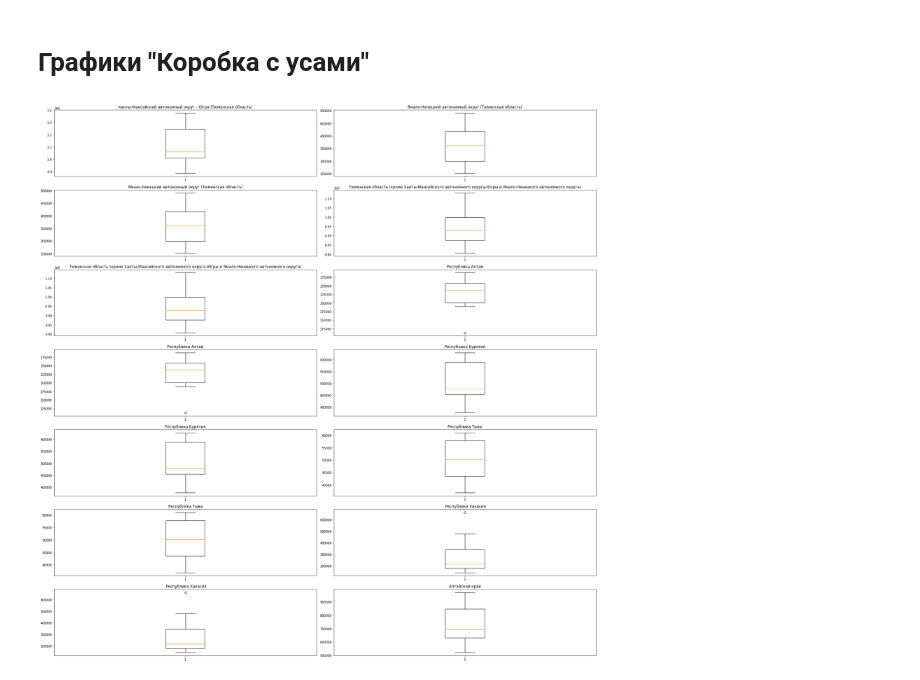
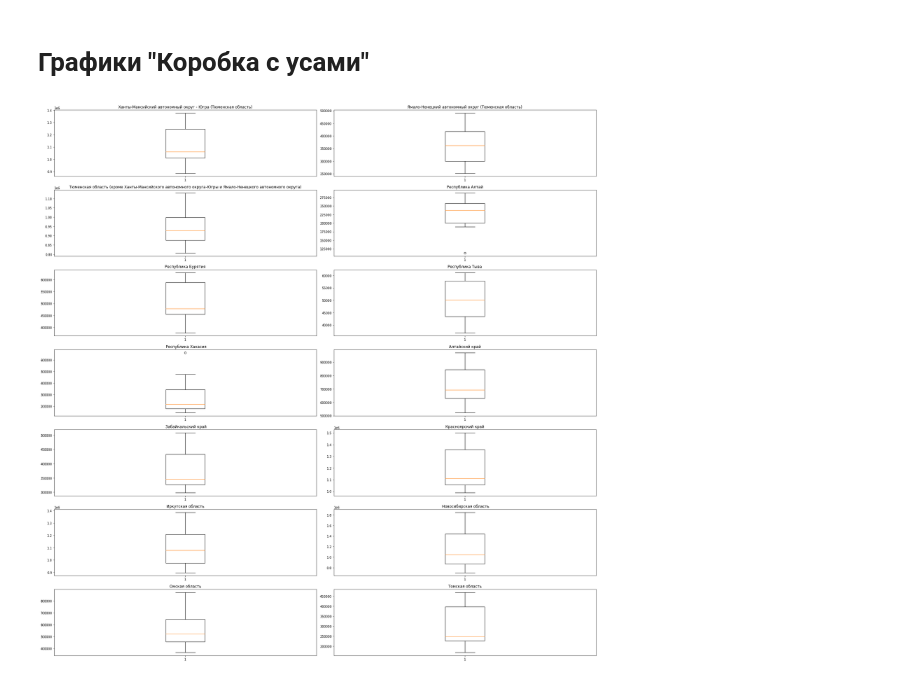
Before and after one commit to MikeTsvirkunov/trends-in-demand-for-personnel-of-industrial-enterprises, a Jupyter notebook: GRAPHICS/ESTIMATION_OF_PARAMS/Число ночевок в гостиницах и ананлогичных средствах размещения.ipynb, the cells around one changed output. Drawn from its saved outputs; the diff is of its cells as text; code cells hidden in the pictures.

Commit message:
BoxPlot

```diff
--- a/GRAPHICS/ESTIMATION_OF_PARAMS/Число ночевок в гостиницах и ананлогичных средствах размещения.ipynb
+++ b/GRAPHICS/ESTIMATION_OF_PARAMS/Число ночевок в гостиницах и ананлогичных средствах размещения.ipynb
@@ -23,12 +23,14 @@ names = data.columns.to_numpy()[1:]
 # %%
 fig = plt.figure(tight_layout=True)
 fig.set_figheight(25)
 fig.set_figwidth(25)
 gs = gridspec.GridSpec(7, 2)
+n = 0
 for i in range(7):
     for j in range(2):
         ax = fig.add_subplot(gs[i, j])
-        ax.boxplot(data[names[i+j]].dropna())
-        ax.set_title(names[i+j])
+        ax.boxplot(data[names[n]].dropna())
+        ax.set_title(names[n])
+        n += 1
 # %% [output]
-[figure, old version]
+[figure, new version]
```
Also changed, not shown: 8 other files.
